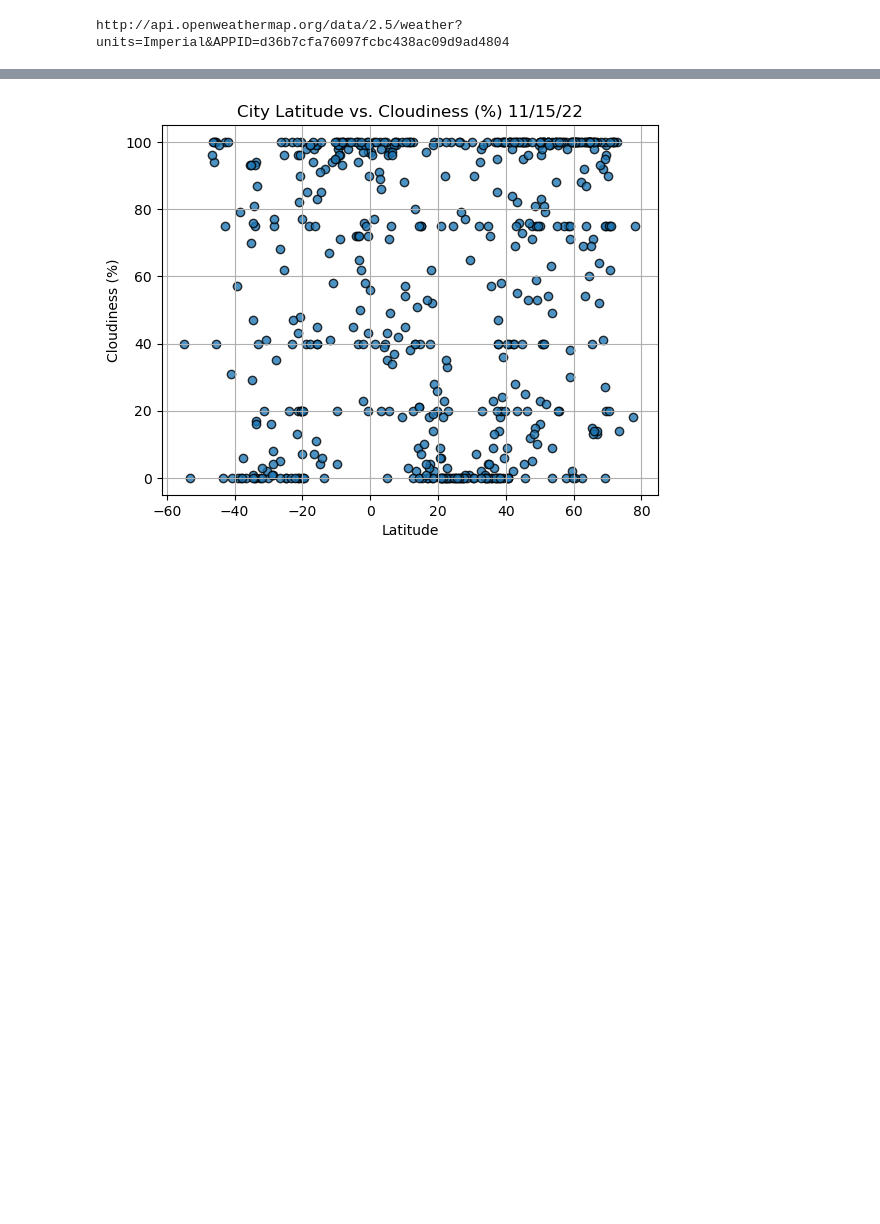
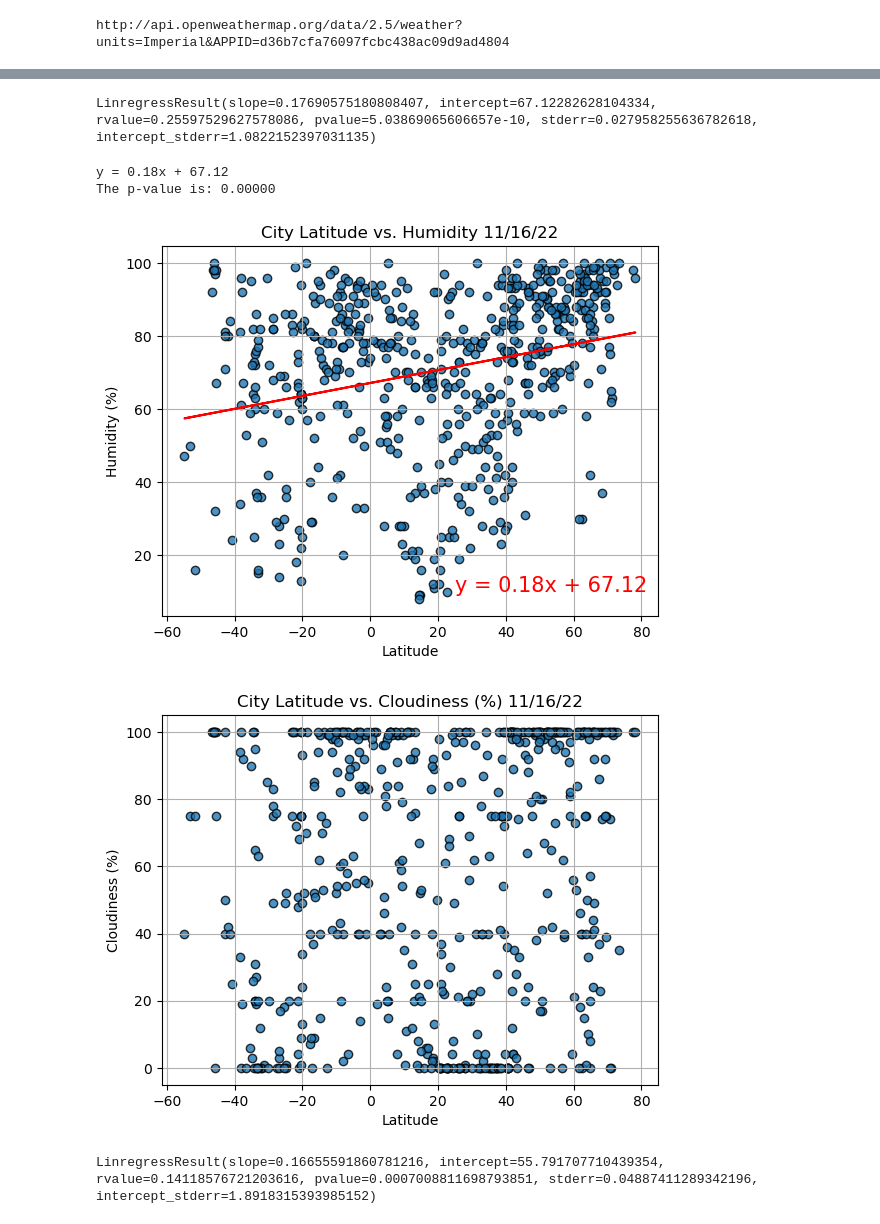
Before and after one commit to MSF2141/World_Weather_Analysis, a Jupyter notebook: WeatherPy.ipynb, the cells around one changed output, grey strips where cells are left out. Cells and saved outputs as stored; diff of their text form; code cells hidden in the pictures; blank space fills up the shorter version.

```diff
--- a/WeatherPy.ipynb
+++ b/WeatherPy.ipynb
@@ -291,7 +340,49 @@ plt.show()
+# %%
+# Linear regression between City Latitude and Humidity
+linregress(lats, humidities)
+# %% [output]
+LinregressResult(slope=0.17690575180808407, intercept=67.12282628104334, rvalue=0.25597529627578086, pvalue=5.03869065606657e-10, stderr=0.027958255636782618, intercept_stderr=1.0822152397031135)
+# %%
+# Perform linear regression and save the results as tuple.
+
+(slope, intercept, rval, pval, stderr) = linregress(lats, humidities)
+# %%
+# Get the equation of the line.
+
+line_eq = "y = " + str(round(slope,2)) + "x + " + str(round(intercept,2))
+print(line_eq)
+print(f"The p-value is: {pval:.5f}")
+# %% [output]
+y = 0.18x + 67.12
+The p-value is: 0.00000
+# %%
+# Calculate the regression line "y values" from the slope and intercept.
+regress_values = [(lat * slope + intercept) for lat in lats]
+# %%
+# Import time module
+import time
+
+
+# Create a scatter plot of the x and y values.
+plt.scatter(lats,
+            humidities,
+            edgecolor="black", linewidths=1, marker="o",
+            alpha=0.8, label="Cities")
+# Plot the REGRESSION LINE with the x-values and the y coordinates based on the intercept and slope.
+plt.plot(lats, regress_values, "r")
+# Annotate the text for the line equation and add its coordinates.
+plt.annotate(line_eq, (25,10), fontsize=15, color="red")
+plt.title(f"City Latitude vs. Humidity "+ time.strftime("%x"))
+plt.ylabel("Humidity (%)")
+plt.xlabel("Latitude")
+plt.grid(True)
+plt.show()
+# %% [output]
+[figure, added]
 # %%
 # Build the scatter plots for latitude vs. cloudiness.
 plt.scatter(lats,
-            cloudiness,
+            cloudinesses,
             edgecolor="black", linewidths=1, marker="o",
             alpha=0.8, label="Cities")
 
@@ -305,4 +396,4 @@ plt.savefig("weather_data/Fig3.png")
 # Show plot.
 plt.show()
 # %% [output]
-[figure, old version]
+[figure, new version]
@@ -308,0 +403,5 @@ plt.show()
+# %%
+# Linear regression between City Latitude and Cloudiness
+linregress(lats, cloudinesses)
+# %% [output]
+LinregressResult(slope=0.16655591860781216, intercept=55.791707710439354, rvalue=0.14118576721203616, pvalue=0.0007008811698793851, stderr=0.04887411289342196, intercept_stderr=1.8918315393985152)
```
Also changed, not shown: parts of 51 cells of this notebook.
